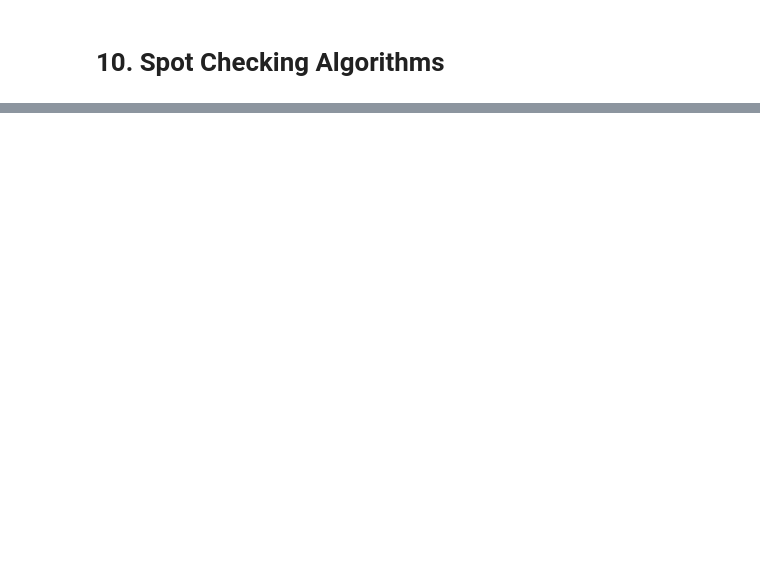
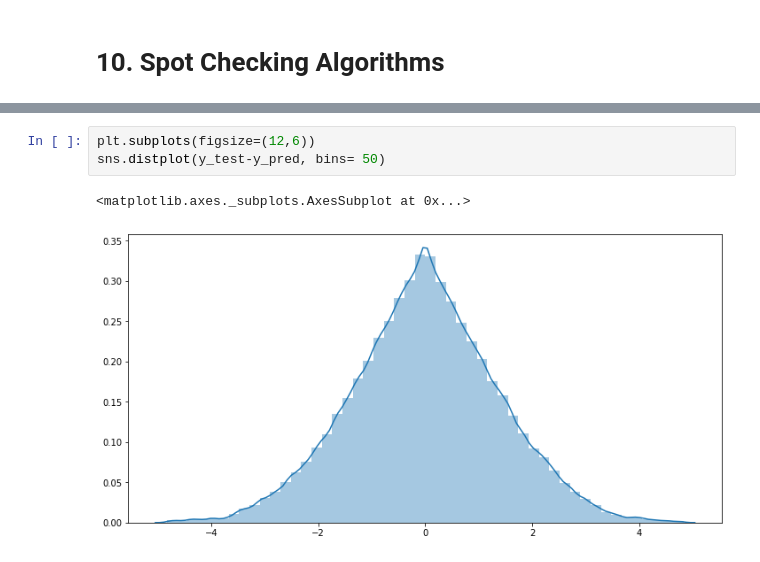
Before and after one commit to pranav-2410/Exploratory-data-analysis-of-car-features, a Jupyter notebook: Project_ML.ipynb, the cells around one changed output, grey strips where cells are left out. Drawn from its saved outputs; the diff is of its cells as text; blank space fills up the shorter version.

```diff
--- a/Project_ML.ipynb
+++ b/Project_ML.ipynb
@@ -645,0 +673,6 @@ Root Mean Squared Error: 8355.917623458397
+# %%
+plt.subplots(figsize=(12,6))
+sns.distplot(y_test-y_pred, bins= 50)
+# %% [output]
+<matplotlib.axes._subplots.AxesSubplot at 0x...>
+[figure, added]
```
Also changed, not shown: parts of 39 cells of this notebook.
